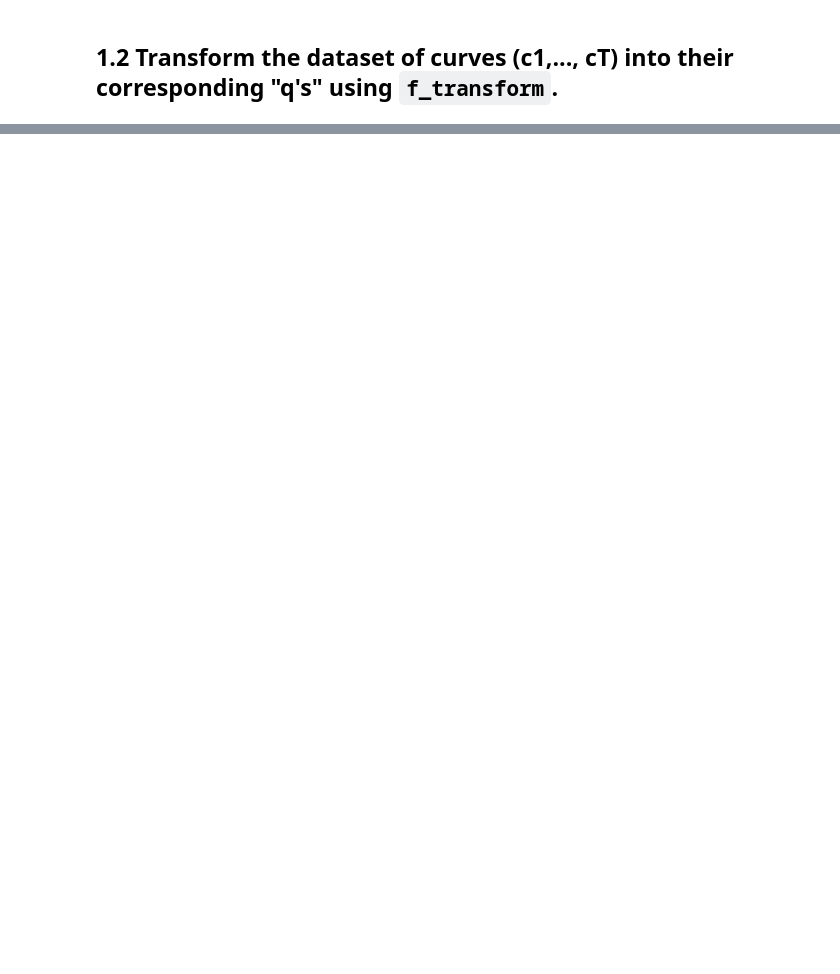
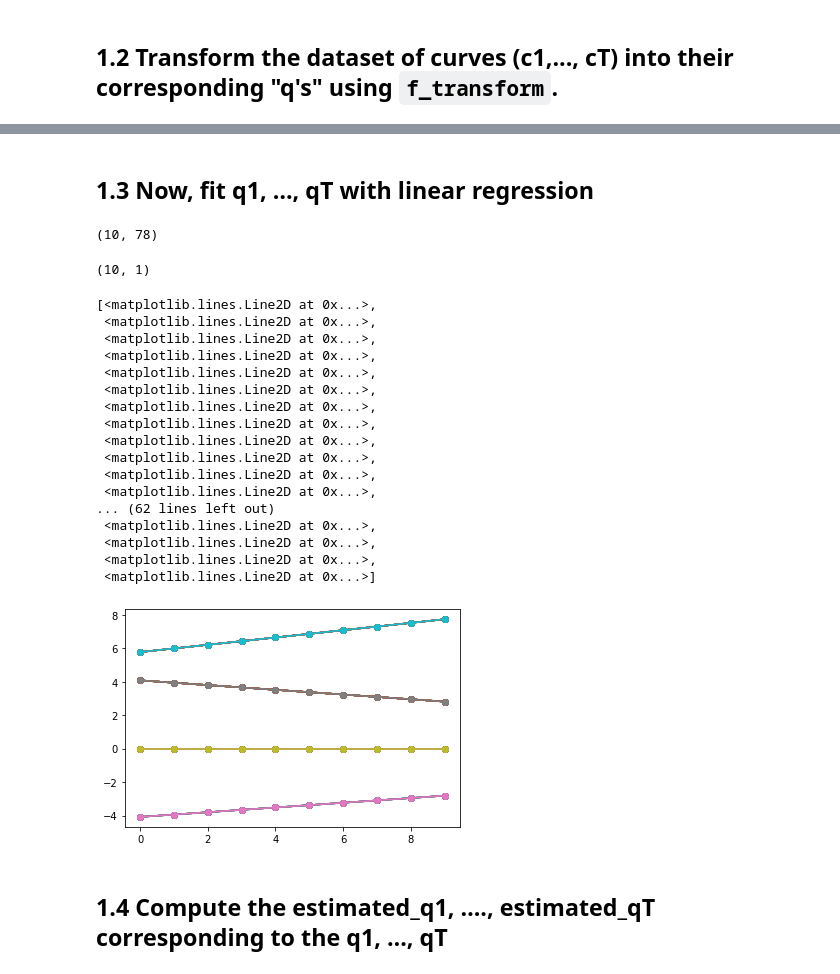
Before and after one commit to geometric-intelligence/dyn, a Jupyter notebook: dyn/notebooks/fit_with_f_transform.ipynb, the cells around one changed output, grey strips where cells are left out. Drawn from its saved outputs; the diff is of its cells as text; code cells hidden in the pictures; blank space fills up the shorter version.

Commit message:
transformed curves, linear fit, predicted q's

```diff
--- a/dyn/notebooks/fit_with_f_transform.ipynb
+++ b/dyn/notebooks/fit_with_f_transform.ipynb
@@ -136,0 +154,60 @@ TypeError: f_transform() missing 2 required positional arguments: 'self' and 'cu
+# %% [markdown]
+## 1.3 Now, fit q1, …, qT with linear regression
+# %%
+#in order to do linear regression with the q's, we will have to re-shape q because linear regression expects
+#something with a 1D shape. Therefore, we will create q_vector.
+#https://www.adamsmith.haus/python/answers/how-to-reshape-a-numpy-array-into-a-vector-in-python
+
+#we want to turn each of q1,...qT into a 1D array.
+q_vector_list =[]
+for i_times in range(n_times):
+    q_vector_list.append(np.reshape(q[i_times], -1))
+
+
+q_vector=np.array(q_vector_list)
+
+#now, q_vector is a 2D array where the first column is times and the second column is a bunch of numbers
+print(q_vector.shape)
+#print(q_vector)
+# %% [output]
+(10, 78)
+# %%
+from sklearn import linear_model
+from sklearn.metrics import mean_squared_error, r2_score
+
+#create regression object
+regr = linear_model.LinearRegression()
+
+#Now, i need to create an array that only has the times
+q_times_list= []
+for i_time in range(n_times):
+    q_times_list.append([q_vector[i_time,0]])
+q_times=np.array(q_times_list)
+print(q_times.shape)
+
+regr.fit(q_times,q_vector)
+# %% [output]
+(10, 1)
+# %%
+plt.plot( q_vector, marker = 'o')
+# %% [output]
+[<matplotlib.lines.Line2D at 0x...>,
+ <matplotlib.lines.Line2D at 0x...>,
+ <matplotlib.lines.Line2D at 0x...>,
+ <matplotlib.lines.Line2D at 0x...>,
+ <matplotlib.lines.Line2D at 0x...>,
+ <matplotlib.lines.Line2D at 0x...>,
+ <matplotlib.lines.Line2D at 0x...>,
+ <matplotlib.lines.Line2D at 0x...>,
+ <matplotlib.lines.Line2D at 0x...>,
+ <matplotlib.lines.Line2D at 0x...>,
+ <matplotlib.lines.Line2D at 0x...>,
+ <matplotlib.lines.Line2D at 0x...>,
+... (62 lines left out)
+ <matplotlib.lines.Line2D at 0x...>,
+ <matplotlib.lines.Line2D at 0x...>,
+ <matplotlib.lines.Line2D at 0x...>,
+ <matplotlib.lines.Line2D at 0x...>]
+[figure, added]
+# %% [markdown]
+## 1.4 Compute the estimated_q1, …., estimated_qT corresponding to the q1, …, qT
```
Also changed, not shown: parts of 10 cells of this notebook.
